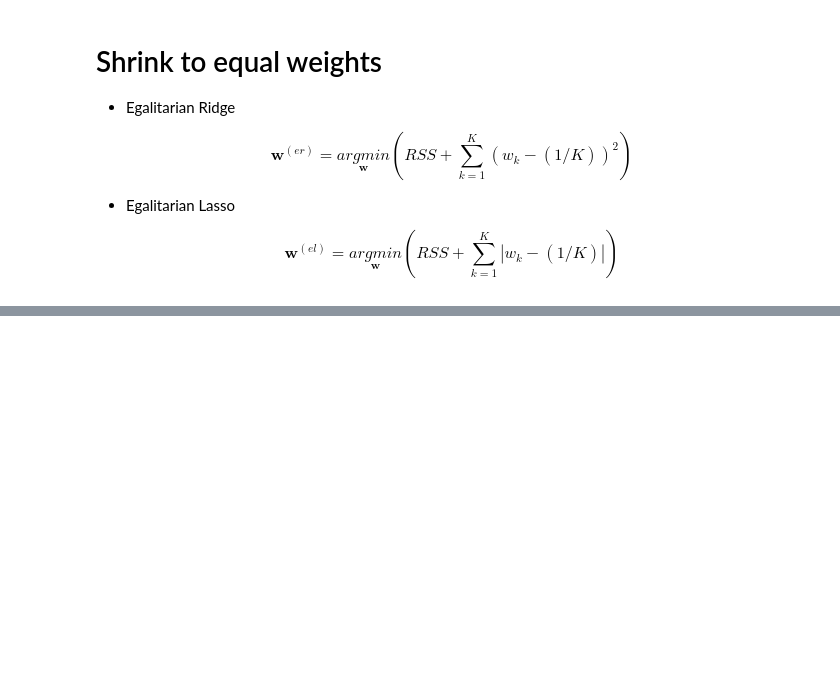
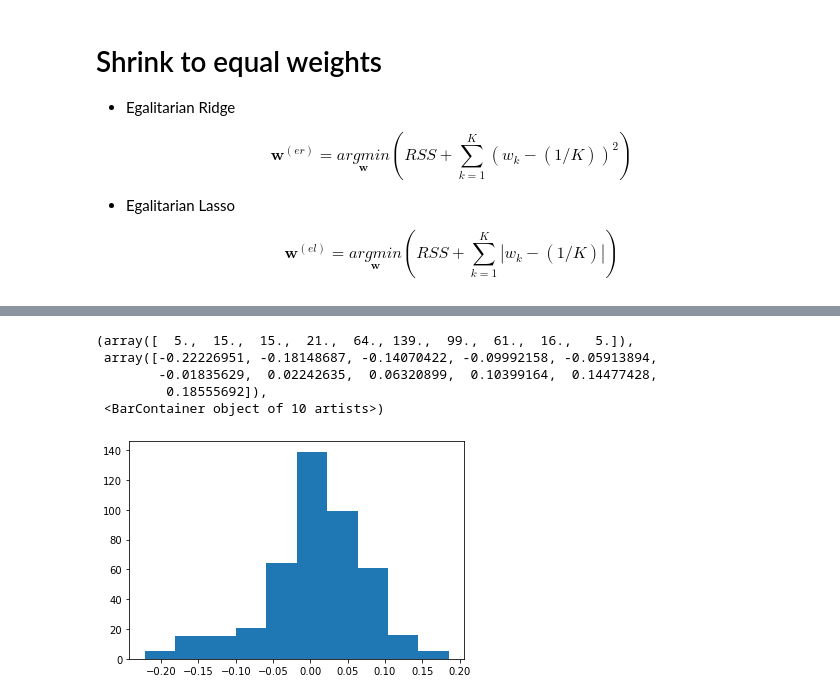
Before and after one commit to anastasiospanagiotelis/QBUS3850, a Jupyter notebook: Lectures/06Combinations/06Combinations.ipynb, the cells around one changed output, grey strips where cells are left out. Cells and saved outputs as stored; diff of their text form; code cells hidden in the pictures; blank space fills up the shorter version.

```diff
--- a/Lectures/06Combinations/06Combinations.ipynb
+++ b/Lectures/06Combinations/06Combinations.ipynb
@@ -178,0 +314,11 @@ $$\mathbf{w}^{(el)}=\underset{\mathbf{w}}{argmin}\left(RSS+\sum\limits^K_{k=1}|w
+# %%
+resid = dat['dlogTurnover']-res.fittedvalues
+resid = resid[1:]
+plt.hist(resid)
+# %% [output]
+(array([  5.,  15.,  15.,  21.,  64., 139.,  99.,  61.,  16.,   5.]),
+ array([-0.22226951, -0.18148687, -0.14070422, -0.09992158, -0.05913894,
+        -0.01835629,  0.02242635,  0.06320899,  0.10399164,  0.14477428,
+         0.18555692]),
+ <BarContainer object of 10 artists>)
+[figure, added]
```
Also changed, not shown: parts of 28 cells of this notebook, 1 other file.
